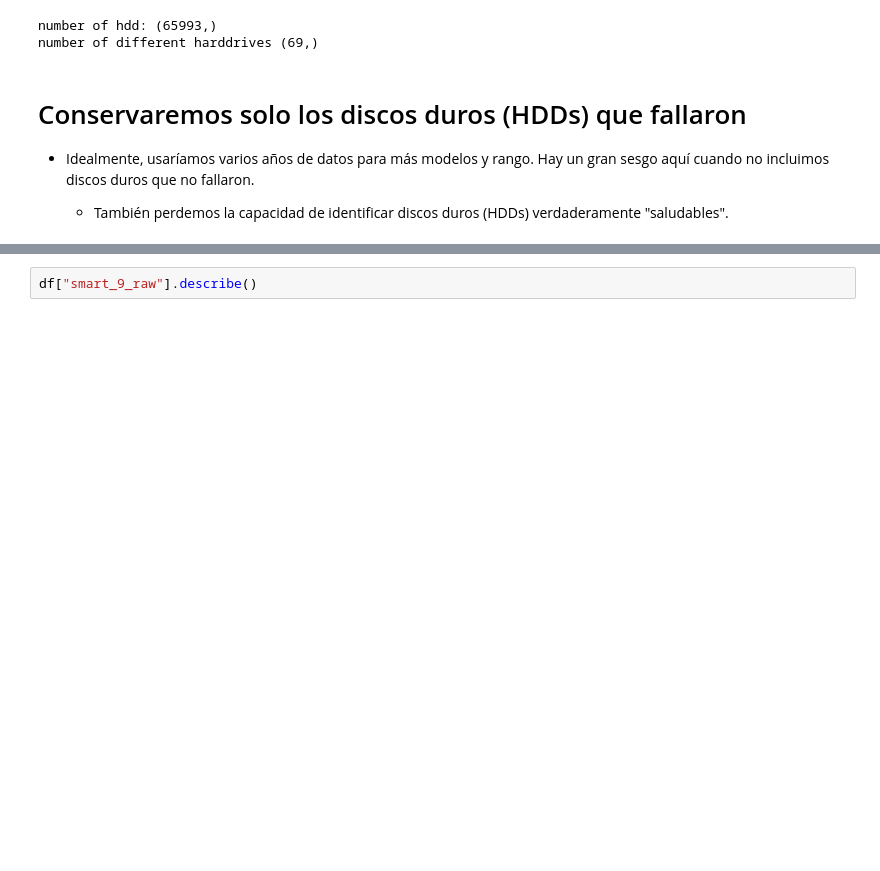
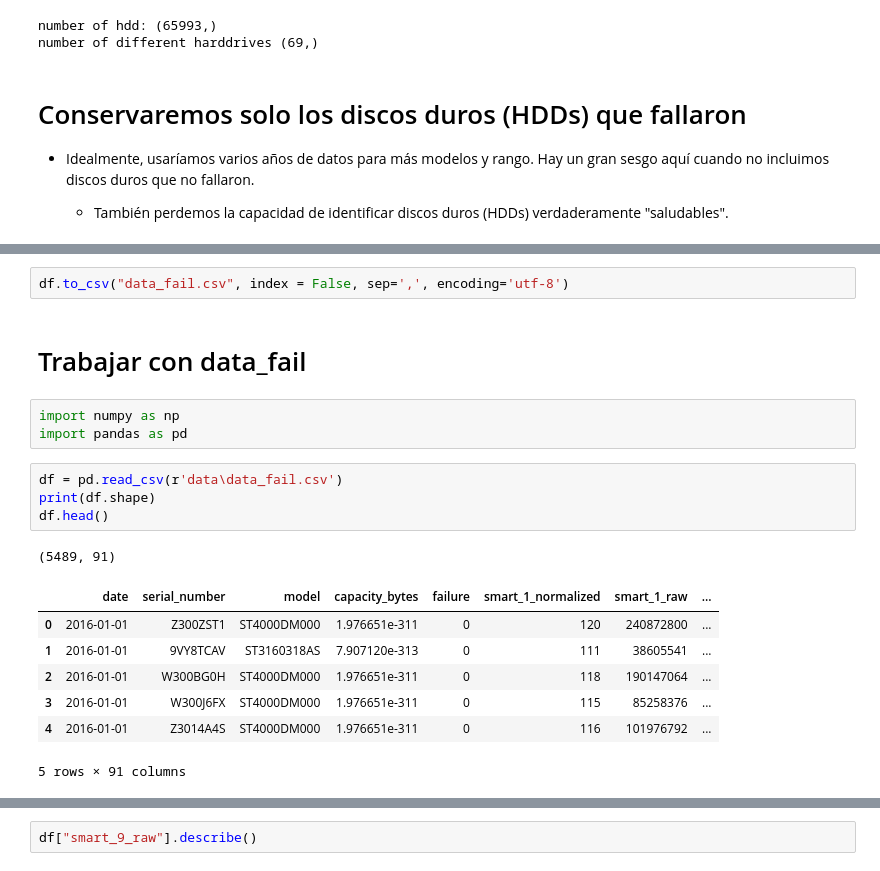
Before and after one commit to MIIIO2020/Prueba_2_AP, a Jupyter notebook: Python/Filtrado_profe.ipynb, the cells around one changed output, grey strips where cells are left out. Drawn from its saved outputs; the diff is of its cells as text; blank space fills up the shorter version.

```diff
--- a/Python/Filtrado_profe.ipynb
+++ b/Python/Filtrado_profe.ipynb
@@ -56,0 +104,20 @@ df.shape
+# %%
+df.to_csv("data_fail.csv", index = False, sep=',', encoding='utf-8')
+# %% [markdown]
+# Trabajar con data_fail
+# %%
+import numpy as np
+import pandas as pd
+# %%
+df = pd.read_csv(r'data\data_fail.csv')
+print(df.shape)
+df.head()
+# %% [output]
+(5489, 91)
+|  | date | serial_number | model | capacity_bytes | failure | smart_1_normalized | smart_1_raw | ... |
+| 0 | 2016-01-01 | Z300ZST1 | ST4000DM000 | 1.976651e-311 | 0 | 120 | 240872800 | ... |
+| 1 | 2016-01-01 | 9VY8TCAV | ST3160318AS | 7.907120e-313 | 0 | 111 | 38605541 | ... |
+| 2 | 2016-01-01 | W300BG0H | ST4000DM000 | 1.976651e-311 | 0 | 118 | 190147064 | ... |
+| 3 | 2016-01-01 | W300J6FX | ST4000DM000 | 1.976651e-311 | 0 | 115 | 85258376 | ... |
+| 4 | 2016-01-01 | Z3014A4S | ST4000DM000 | 1.976651e-311 | 0 | 116 | 101976792 | ... |
+5 rows × 91 columns
```
Also changed, not shown: parts of 19 cells of this notebook, 2 other files.
